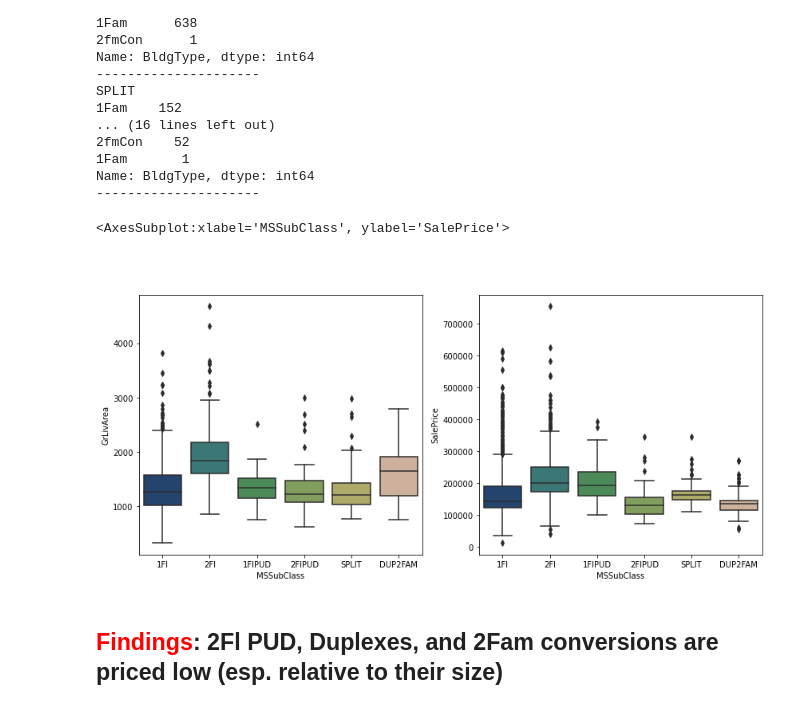
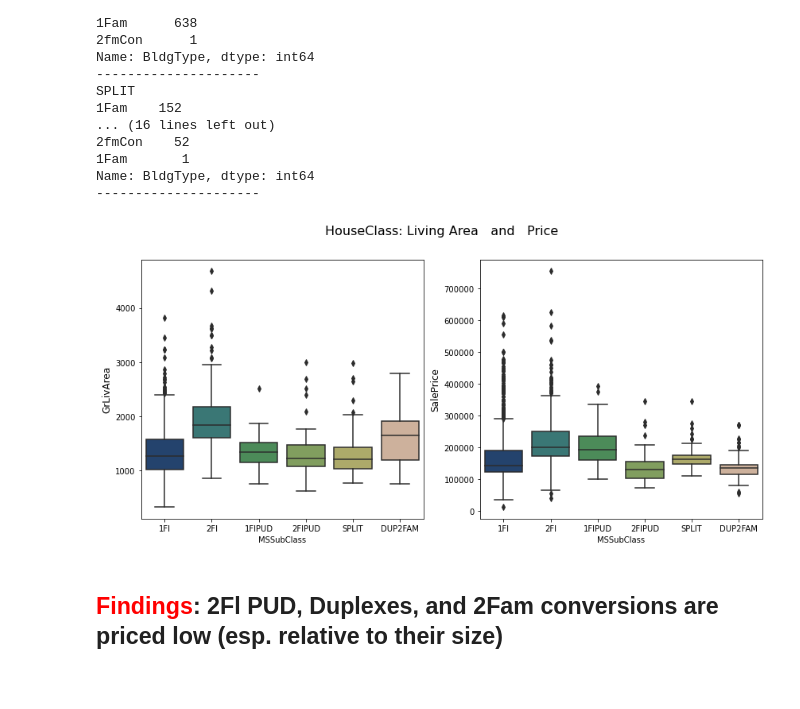
Before and after one commit to dnie44/nycdatascience_ML_project, a Jupyter notebook: daniel/2_EDA_land_general_size_feats.ipynb, the cells around one changed output. Drawn from its saved outputs; the diff is of its cells as text; code cells hidden in the pictures.

```diff
--- a/daniel/2_EDA_land_general_size_feats.ipynb
+++ b/daniel/2_EDA_land_general_size_feats.ipynb
@@ -126,7 +126,7 @@ for idx, COL in enumerate(landfeats.drop('LotArea', axis=1).columns):
 # %%
 general = data[['MSSubClass','MasVnrType', 'MasVnrArea', 'BldgType',
                 'HouseStyle', 'YearBuilt', 'YearRemodAdd',
-                'OverallQual', 'OverallCond']]
+                'OverallQual', 'OverallCond','Prop_Addr']]
 # %%
 general.head(3)
 # %% [output]
@@ -263,22 +264,21 @@ general = general.join(data[['Sector','Neighborhood','SalePrice','GrLivArea']],o
 # %%
 type_order=['1Fl','2Fl','1FlPUD','2FlPUD','SPLIT','DUP2FAM']
 #Plot NEW HouseClass
 sns.set_palette('gist_earth')
 fig, (ax1, ax2) = plt.subplots(1, 2, figsize=(14,6))
-fig.suptitle('HouseClass: Living Area   and   Price', size=16, c='w')
+fig.suptitle('HouseClass: Living Area   and   Price', size=16, c='k')
 
 sns.boxplot(ax=ax1,x=general.MSSubClass, y=general.GrLivArea,
             palette='gist_earth' ,order=type_order)
-#ax1.xaxis.label.set_color('white')
+ax1.yaxis.label.set_size(12)
 #ax1.yaxis.label.set_color('white')
 #ax1.tick_params(colors='white', which='both')
 sns.boxplot(ax=ax2,x=general.MSSubClass, y=general.SalePrice, order=type_order)
-#ax2.xaxis.label.set_color('white')
+ax2.yaxis.label.set_size(12)
 #ax2.yaxis.label.set_color('white')
 #ax2.tick_params(colors='white', which='both')
 # %% [output]
-<AxesSubplot:xlabel='MSSubClass', ylabel='SalePrice'>
-[figure, old version]
+[figure, new version]
 # %% [markdown]
 ## <span style="color:red">Findings</span>: 2Fl PUD, Duplexes, and 2Fam conversions are priced low (esp. relative to their size)
 # %%
```
Also changed, not shown: parts of 9 cells of this notebook, 16 other files.
